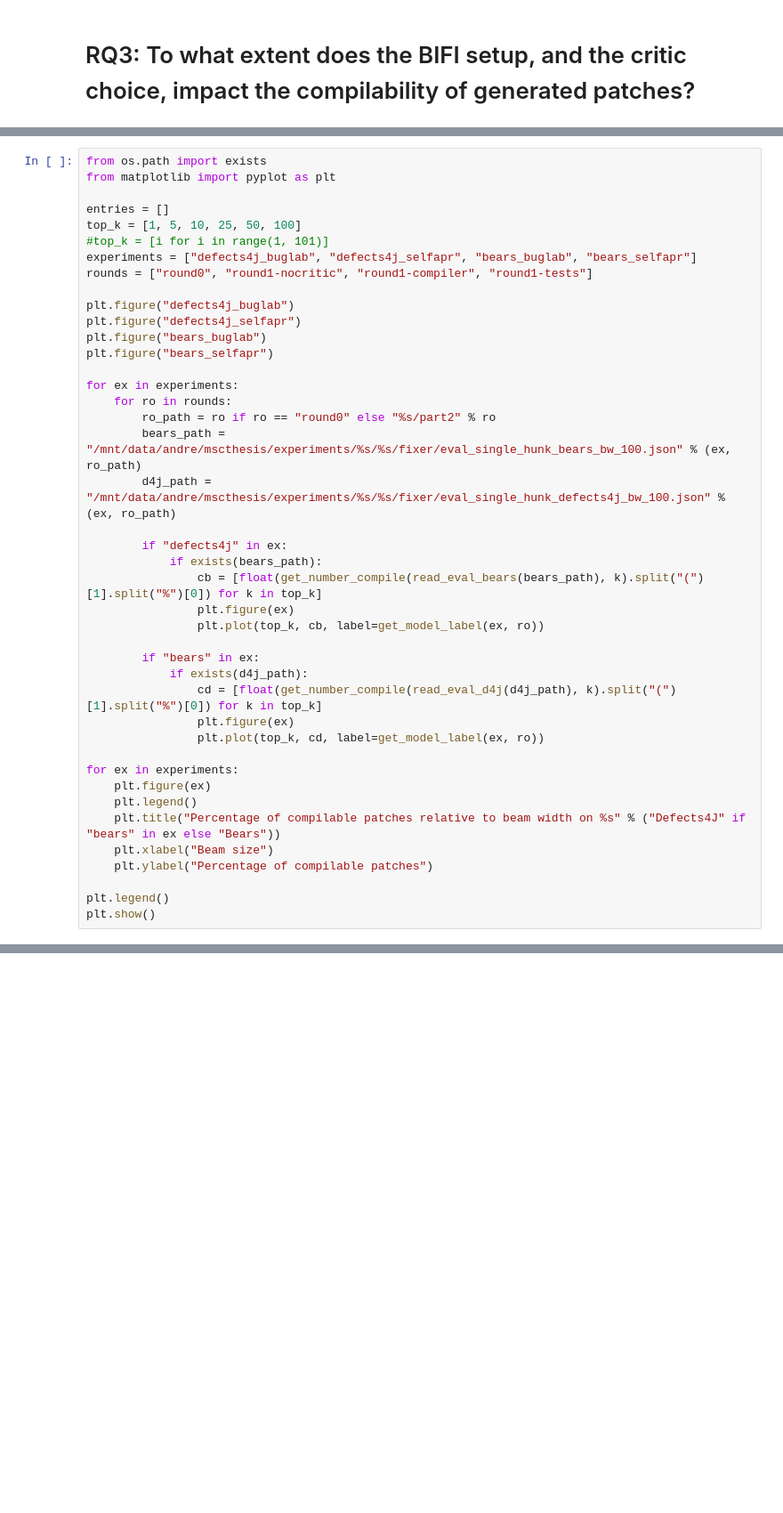
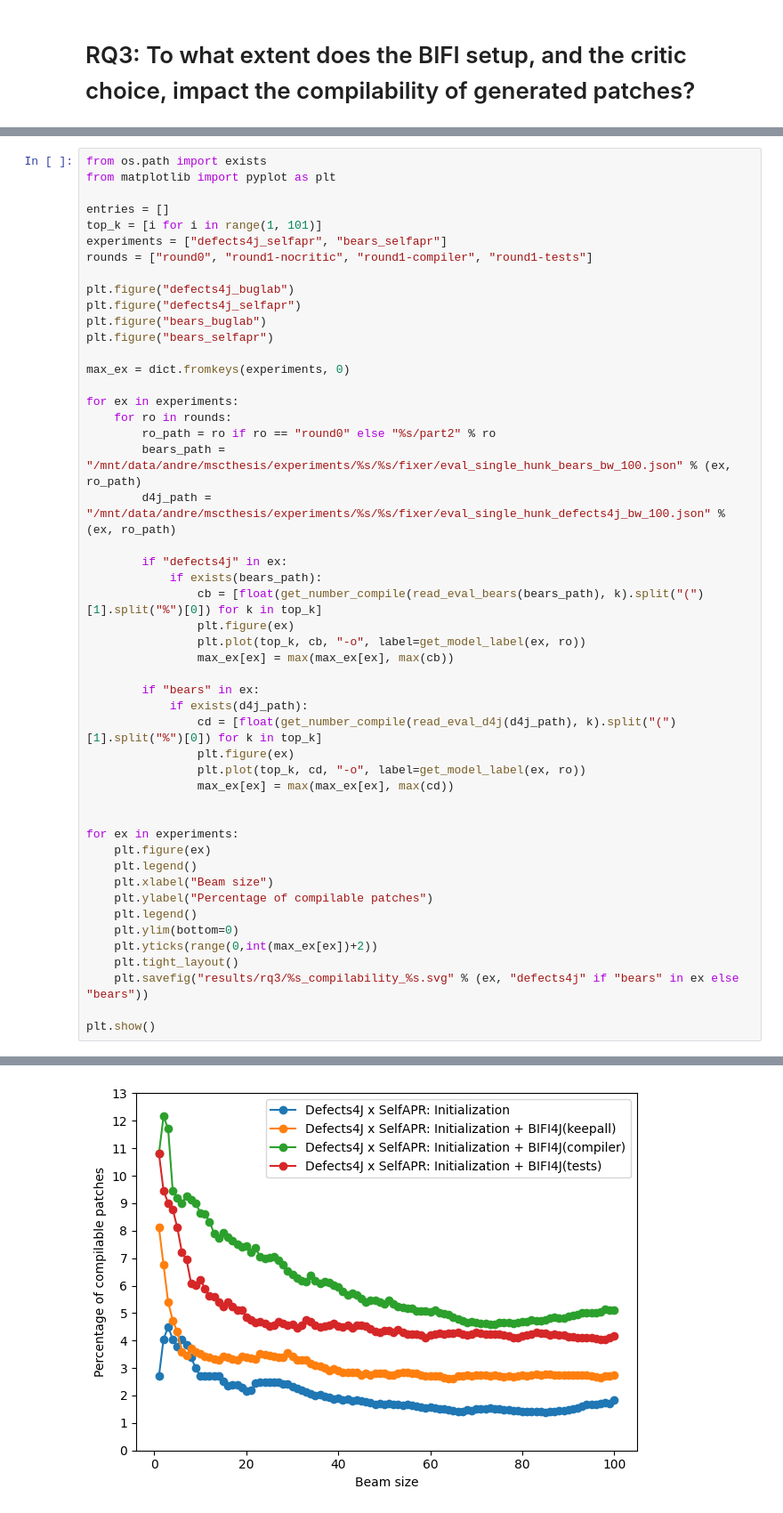
Before and after one commit to andre15silva/mufin, a Jupyter notebook: models_analysis.ipynb, the cells around one changed output, grey strips where cells are left out. Shown: that part at 89% size. Drawn from its saved outputs; the diff is of its cells as text; blank space fills up the shorter version.

```diff
--- a/models_analysis.ipynb
+++ b/models_analysis.ipynb
@@ -571,15 +642,16 @@ from os.path import exists
 from matplotlib import pyplot as plt
 
 entries = []
-top_k = [1, 5, 10, 25, 50, 100]
-#top_k = [i for i in range(1, 101)]
-experiments = ["defects4j_buglab", "defects4j_selfapr", "bears_buglab", "bears_selfapr"]
+top_k = [i for i in range(1, 101)]
+experiments = ["defects4j_selfapr", "bears_selfapr"]
 rounds = ["round0", "round1-nocritic", "round1-compiler", "round1-tests"]
 
 plt.figure("defects4j_buglab")
 plt.figure("defects4j_selfapr")
 plt.figure("bears_buglab")
 plt.figure("bears_selfapr")
+
+max_ex = dict.fromkeys(experiments, 0)
 
 for ex in experiments:
     for ro in rounds:
@@ -591,20 +663,27 @@ for ex in experiments:
             if exists(bears_path):
                 cb = [float(get_number_compile(read_eval_bears(bears_path), k).split("(")[1].split("%")[0]) for k in top_k]
                 plt.figure(ex)
-                plt.plot(top_k, cb, label=get_model_label(ex, ro))
+                plt.plot(top_k, cb, "-o", label=get_model_label(ex, ro))
+                max_ex[ex] = max(max_ex[ex], max(cb))
 
         if "bears" in ex:
             if exists(d4j_path):
                 cd = [float(get_number_compile(read_eval_d4j(d4j_path), k).split("(")[1].split("%")[0]) for k in top_k]
                 plt.figure(ex)
-                plt.plot(top_k, cd, label=get_model_label(ex, ro))
+                plt.plot(top_k, cd, "-o", label=get_model_label(ex, ro))
+                max_ex[ex] = max(max_ex[ex], max(cd))
+
 
 for ex in experiments:
     plt.figure(ex)
     plt.legend()
-    plt.title("Percentage of compilable patches relative to beam width on %s" % ("Defects4J" if "bears" in ex else "Bears"))
     plt.xlabel("Beam size")
     plt.ylabel("Percentage of compilable patches")
+    plt.legend()
+    plt.ylim(bottom=0)
+    plt.yticks(range(0,int(max_ex[ex])+2))
+    plt.tight_layout()
+    plt.savefig("results/rq3/%s_compilability_%s.svg" % (ex, "defects4j" if "bears" in ex else "bears"))
 
-plt.legend()
 plt.show()
+# %% [output]
@@ -610,0 +692 @@ plt.show()
+[figure, added]
```
Also changed, not shown: parts of 10 cells of this notebook, 14 other files.
